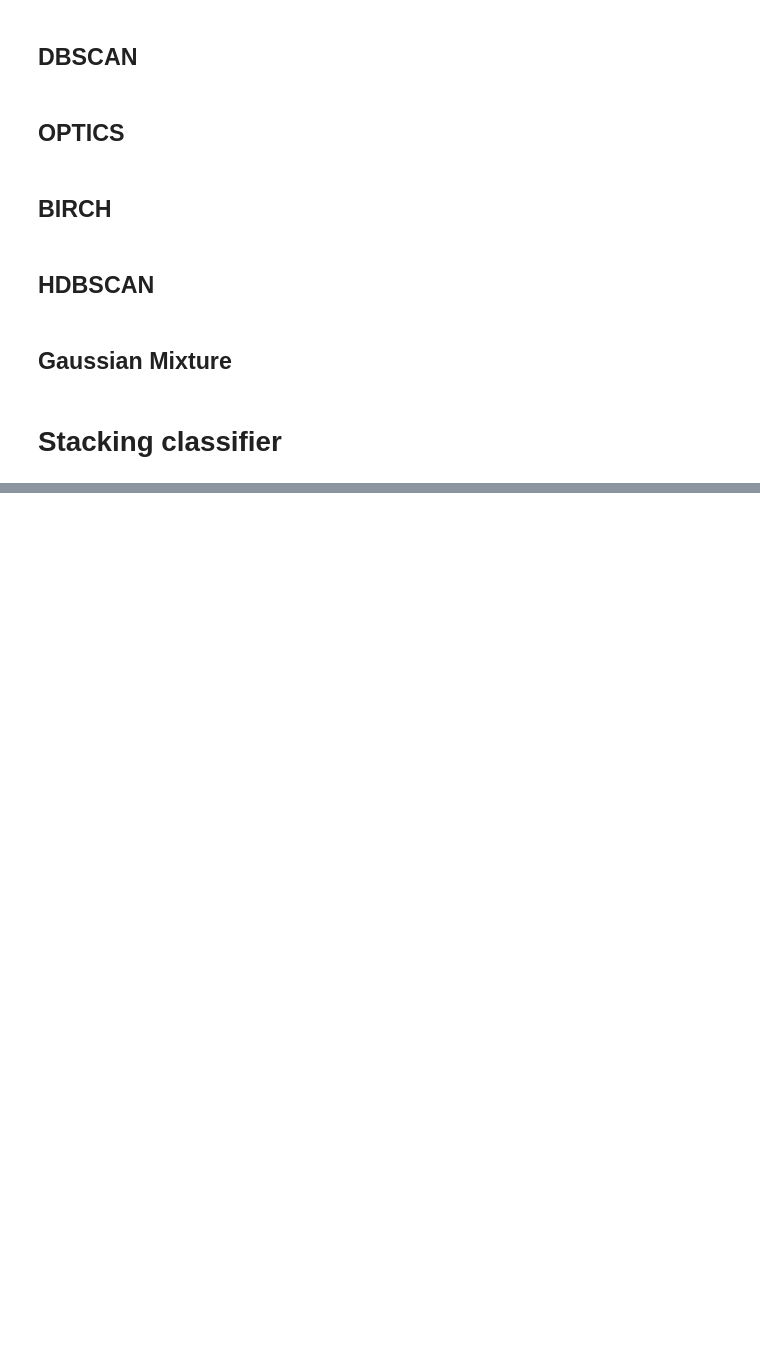
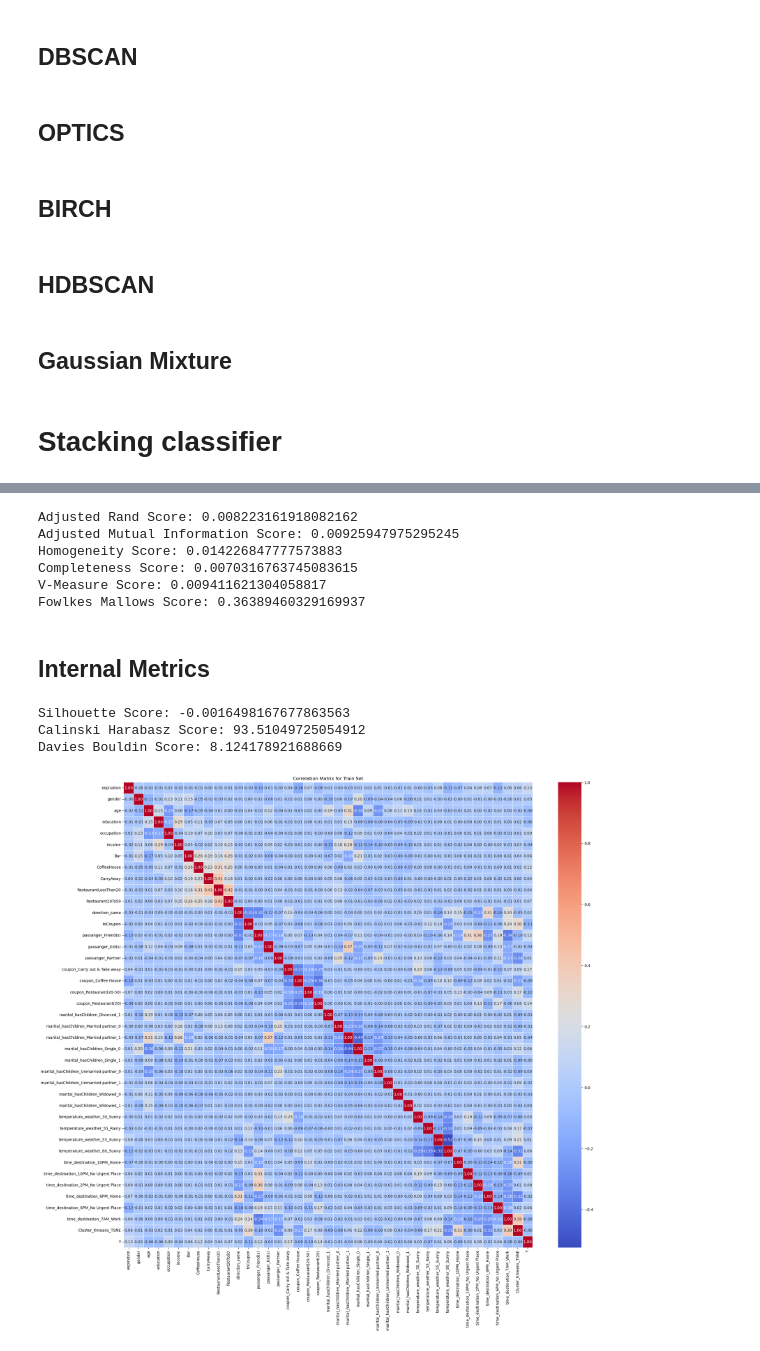
Before and after one commit to jmloureiro02/medm-project, a Jupyter notebook: Proj2_Group02.ipynb, the cells around one changed output, grey strips where cells are left out. Drawn from its saved outputs; the diff is of its cells as text; code cells hidden in the pictures; blank space fills up the shorter version.

Commit message:
Added metrics: 1 cluster method per run

```diff
--- a/Proj2_Group02.ipynb
+++ b/Proj2_Group02.ipynb
@@ -696,0 +682,79 @@ weighted avg       0.75      0.75      0.75      3153
+# %%
+from sklearn import metrics
+
+df_metrics = pd.concat([X_train_val, df_kmeans_tsne['Cluster_Kmeans_TSNE']], axis=1)
+
+# Add Y column to X_train_val_clustered and X_test_clustered
+X_train_val_clustered = pd.concat([df_metrics, y_train_val], axis=1)
+#X_test_clustered = pd.concat([X_test_clustered, y_test], axis=1)
+
+cluster_labels = X_train_val_clustered['Cluster_Kmeans_TSNE'].unique()
+y_labels = X_train_val_clustered['Y'].unique()
+
+adjusted_rand_score = metrics.adjusted_rand_score(X_train_val_clustered['Y'], X_train_val_clustered['Cluster_Kmeans_TSNE'])
+
+adjusted_mutual_info_score = metrics.adjusted_mutual_info_score(X_train_val_clustered['Y'], X_train_val_clustered['Cluster_Kmeans_TSNE'])
+
+homogeneity_score = metrics.homogeneity_score(X_train_val_clustered['Y'], X_train_val_clustered['Cluster_Kmeans_TSNE'])
+
+completeness_score = metrics.completeness_score(X_train_val_clustered['Y'], X_train_val_clustered['Cluster_Kmeans_TSNE'])
+
+v_measure_score = metrics.v_measure_score(X_train_val_clustered['Y'], X_train_val_clustered['Cluster_Kmeans_TSNE'])
+
+fowlkes_mallows_score = metrics.fowlkes_mallows_score(X_train_val_clustered['Y'], X_train_val_clustered['Cluster_Kmeans_TSNE'])
+
+print(f"Adjusted Rand Score: {adjusted_rand_score}")
+print(f"Adjusted Mutual Information Score: {adjusted_mutual_info_score}")
+print(f"Homogeneity Score: {homogeneity_score}")
+print(f"Completeness Score: {completeness_score}")
+print(f"V-Measure Score: {v_measure_score}")
+print(f"Fowlkes Mallows Score: {fowlkes_mallows_score}")
+
+# Ccorrelation matrix for the validation set
+correlation_matrix_train = X_train_val_clustered.corr()
+
+# correlation matrix for the test set
+# correlation_matrix_test = X_test_clustered.corr()
+# print("Correlation Matrix for Test Set:")
+# print(correlation_matrix_test)
+# %% [output]
+Adjusted Rand Score: 0.008223161918082162
+Adjusted Mutual Information Score: 0.00925947975295245
+Homogeneity Score: 0.014226847777573883
+Completeness Score: 0.0070316763745083615
+V-Measure Score: 0.009411621304058817
+Fowlkes Mallows Score: 0.36389460329169937
+# %% [markdown]
+## Internal Metrics
+# %%
+from sklearn import metrics
+
+df_metrics = pd.concat([X_train_val, df_kmeans_tsne['Cluster_Kmeans_TSNE']], axis=1)
+
+X_train_val_clustered = pd.concat([df_metrics, y_train_val], axis=1)
+#X_test_clustered = pd.concat([X_test_clustered, y_test], axis=1)
+
+cluster_labels = X_train_val_clustered['Cluster_Kmeans_TSNE'].unique()
+y_labels = X_train_val_clustered['Y'].unique()
+
+silhouette_score = metrics.silhouette_score(X_train_val_clustered.drop(['Cluster_Kmeans_TSNE', 'Y'], axis=1), X_train_val_clustered['Cluster_Kmeans_TSNE'])
+
+davies_bouldin_score = metrics.davies_bouldin_score(X_train_val_clustered.drop(['Cluster_Kmeans_TSNE', 'Y'], axis=1), X_train_val_clustered['Cluster_Kmeans_TSNE'])
+
+calinski_harabasz_score = metrics.calinski_harabasz_score(X_train_val_clustered.drop(['Cluster_Kmeans_TSNE', 'Y'], axis=1), X_train_val_clustered['Cluster_Kmeans_TSNE'])
+
+print(f"Silhouette Score: {silhouette_score}")
+print(f"Calinski Harabasz Score: {calinski_harabasz_score}")
+print(f"Davies Bouldin Score: {davies_bouldin_score}")
+# %% [output]
+Silhouette Score: -0.0016498167677863563
+Calinski Harabasz Score: 93.51049725054912
+Davies Bouldin Score: 8.124178921688669
+# %%
+# Plot the correlation matrix as a heatmap
+plt.figure(figsize=(24, 22))
+sns.heatmap(correlation_matrix_train, annot=True, cmap='coolwarm', fmt=".2f", linewidths=0.5)
+plt.title('Correlation Matrix for Train Set')
+plt.show()
+# %% [output]
+[figure, added]
```
Also changed, not shown: parts of 8 cells of this notebook, 1 other file.
